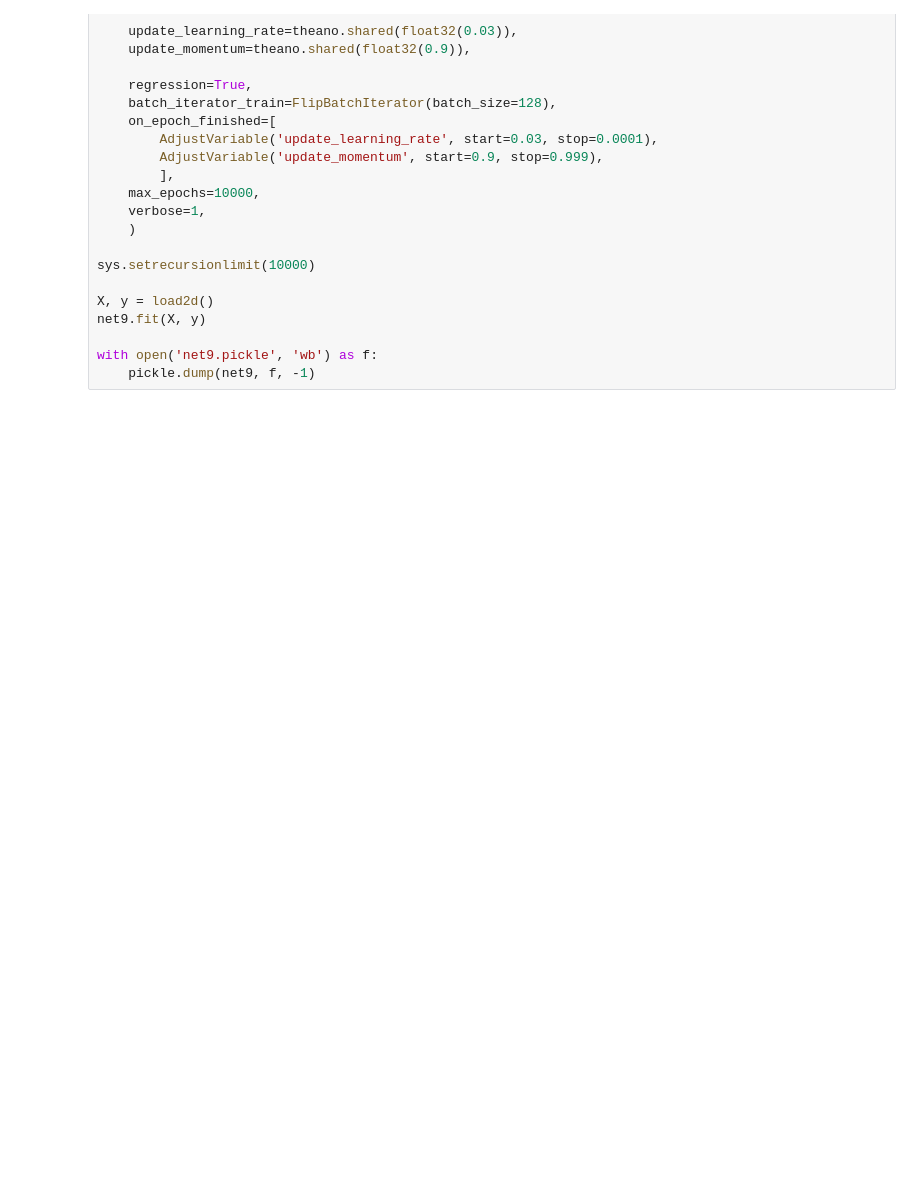
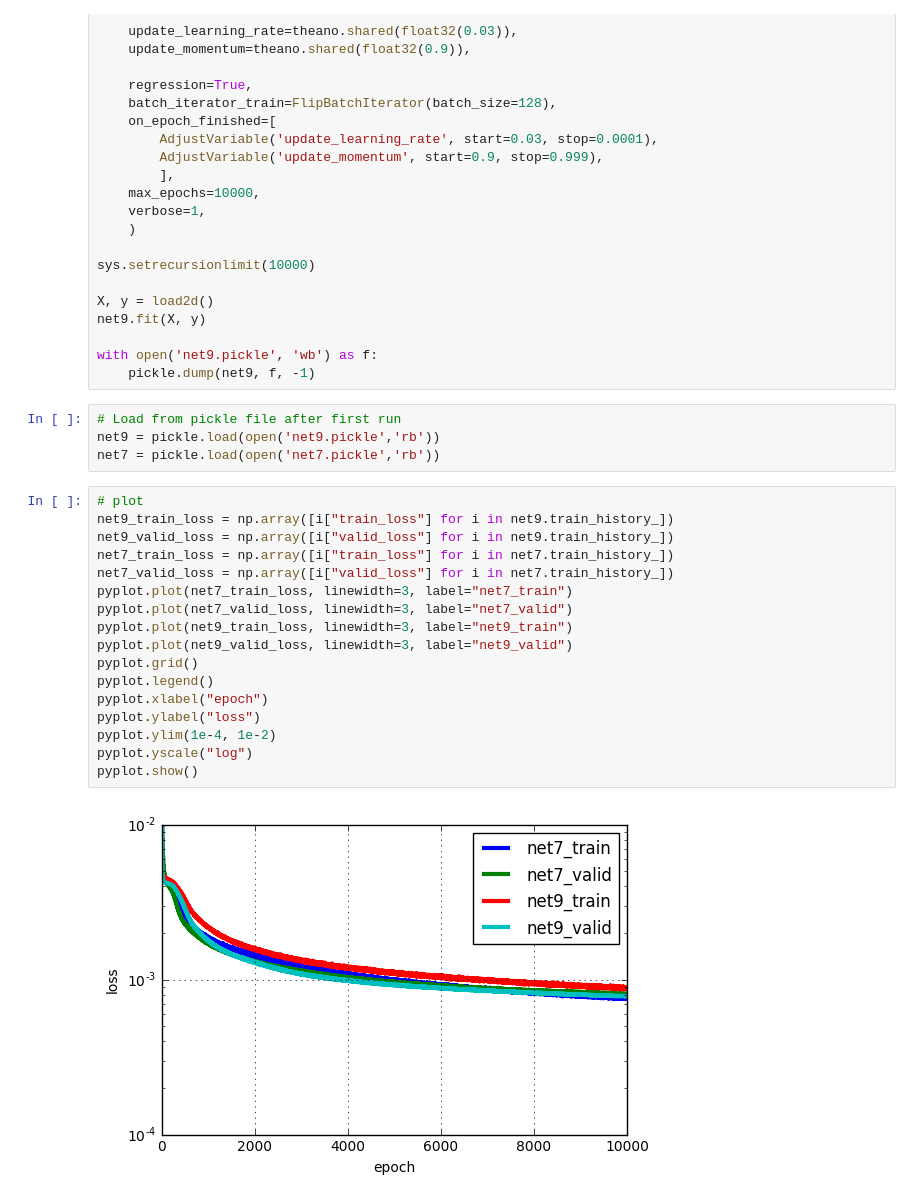
Before and after one commit to tingwenbao/Facial_KeyPoints_Detection, a Jupyter notebook: Improvement_Tingwen/Facial_Keypoint_Final.ipynb, the cells around one changed output. Saved outputs shown, nothing was run; the diff lists cells and outputs as text; blank space fills up the shorter version.

```diff
--- a/Improvement_Tingwen/Facial_Keypoint_Final.ipynb
+++ b/Improvement_Tingwen/Facial_Keypoint_Final.ipynb
@@ -473,3 +473,26 @@ net9.fit(X, y)
 
 with open('net9.pickle', 'wb') as f:
     pickle.dump(net9, f, -1)
+# %%
+# Load from pickle file after first run
+net9 = pickle.load(open('net9.pickle','rb'))
+net7 = pickle.load(open('net7.pickle','rb'))
+# %%
+# plot
+net9_train_loss = np.array([i["train_loss"] for i in net9.train_history_])
+net9_valid_loss = np.array([i["valid_loss"] for i in net9.train_history_])
+net7_train_loss = np.array([i["train_loss"] for i in net7.train_history_])
+net7_valid_loss = np.array([i["valid_loss"] for i in net7.train_history_])
+pyplot.plot(net7_train_loss, linewidth=3, label="net7_train")
+pyplot.plot(net7_valid_loss, linewidth=3, label="net7_valid")
+pyplot.plot(net9_train_loss, linewidth=3, label="net9_train")
+pyplot.plot(net9_valid_loss, linewidth=3, label="net9_valid")
+pyplot.grid()
+pyplot.legend()
+pyplot.xlabel("epoch")
+pyplot.ylabel("loss")
+pyplot.ylim(1e-4, 1e-2)
+pyplot.yscale("log")
+pyplot.show()
+# %% [output]
+[figure, added]
```
Also changed, not shown: parts of 2 cells of this notebook.
